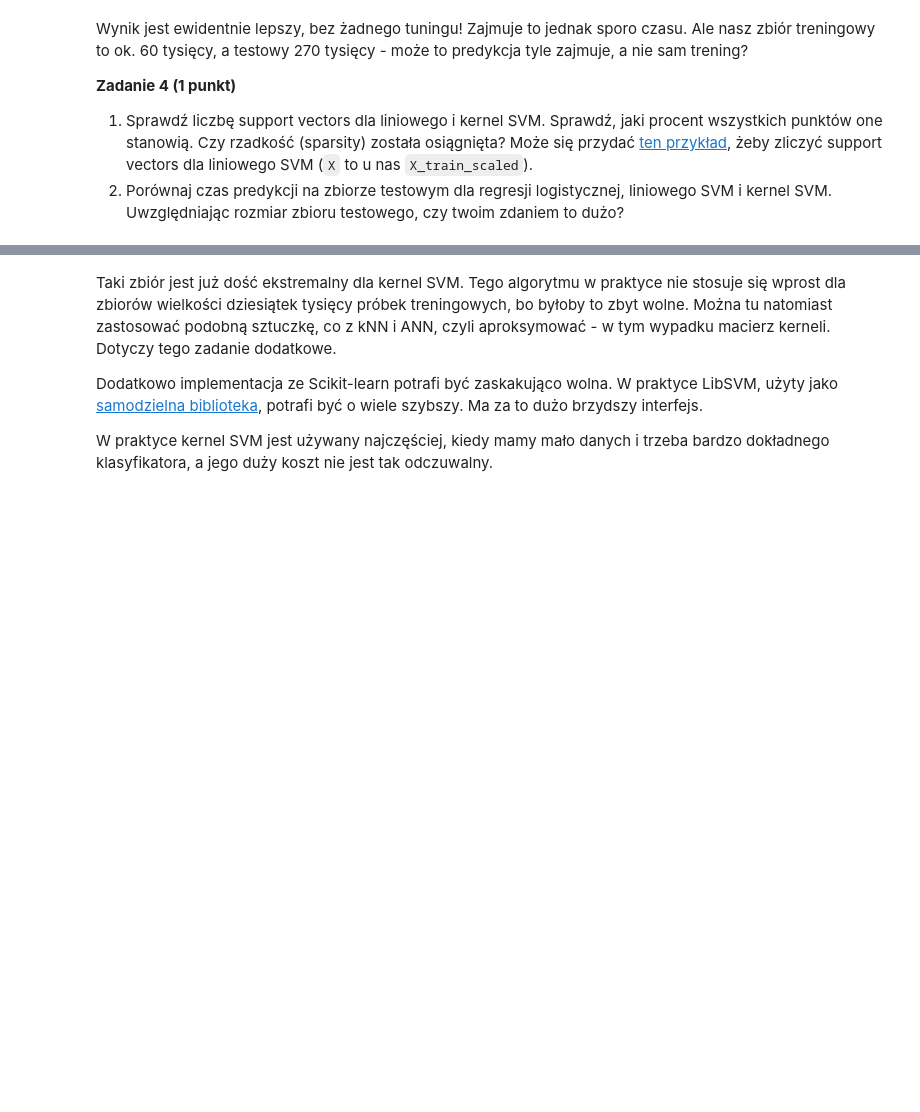
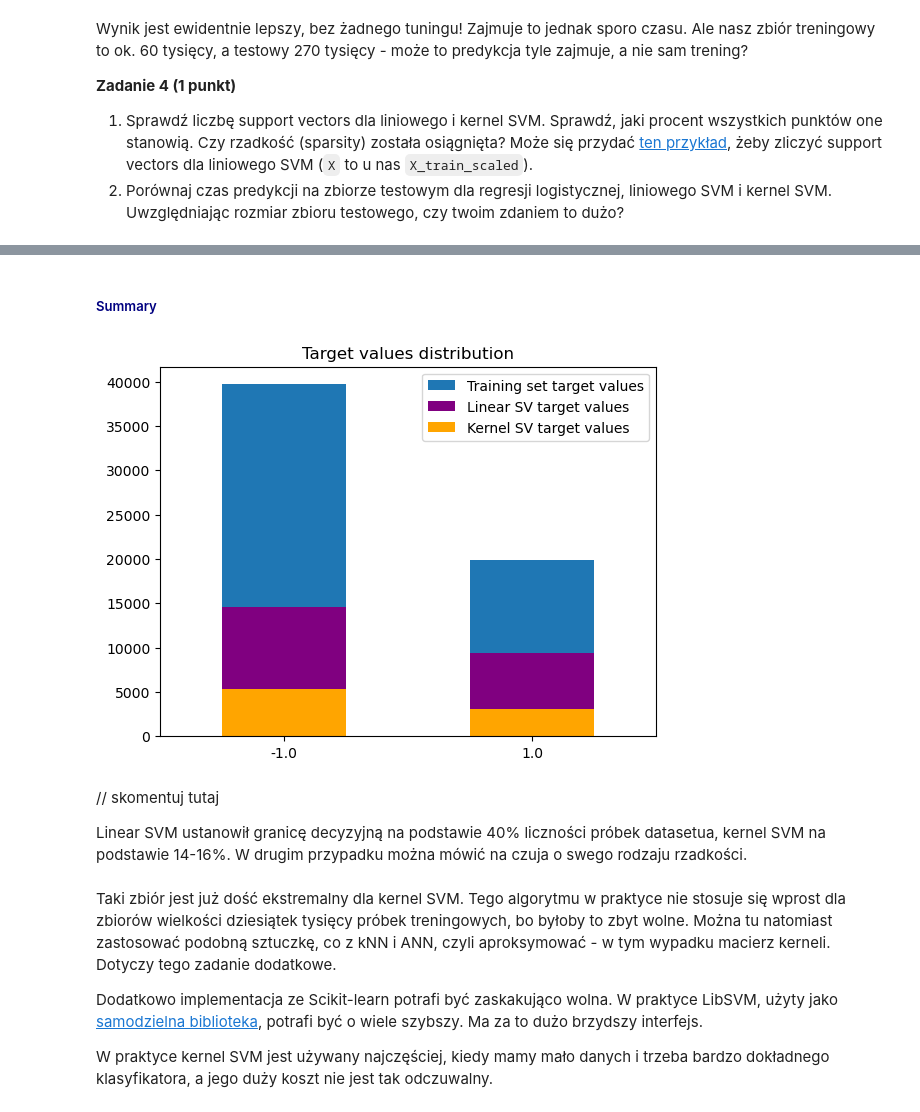
Before and after one commit to basiav/ML-Intro-Course-AGH, a Jupyter notebook: lab3/notebook_empty.ipynb, the cells around one changed output, grey strips where cells are left out. Saved outputs shown, nothing was run; the diff lists cells and outputs as text; code cells hidden in the pictures; blank space fills up the shorter version.

```diff
--- a/lab3/notebook_empty.ipynb
+++ b/lab3/notebook_empty.ipynb
@@ -236,7 +246,7 @@ F1-score: 91.77%
 Optimal C value: {'C': 0.6212121212121212}
 # %%
 C_vals = np.linspace(0.5, 500, 1000)
-grid_search(data, clf_linear_svc, C_vals);
+cv, y_pred = grid_search(data, clf_linear_svc, C_vals);
 # %% [output]
 F1-score: 91.78%
 Optimal C value: {'C': 167.0}
@@ -304,0 +372,16 @@ Wynik jest ewidentnie lepszy, bez żadnego tuningu! Zajmuje to jednak sporo czas
+# %%
+clf_kernel_svc = SVC(cache_size=512, class_weight="balanced", random_state=0)
+
+start_time = time()
+clf_kernel_svc.fit(X_train_scaled, y_train)
+end_time = time()
+fit_time = end_time - start_time
+
+start_time = time()
+y_pred = clf_kernel_svc.predict(X_test_scaled)
+end_time = time()
+pred_time = end_time - start_time
+
+print(f"F1-score: {100 * f1_score(y_test, y_pred):.2f}%")
+print(f"Training time: {fit_time:.2f} s")
+print(f"Prediction time: {pred_time:.2f} s")
@@ -304,0 +450,4 @@ Wynik jest ewidentnie lepszy, bez żadnego tuningu! Zajmuje to jednak sporo czas
+# %%
+supp_vecs_lin, supp_vecs_lin_indices = get_support_vectors(
+    clf_linear_svc, X_train_scaled
+)
@@ -304,0 +466,4 @@ Wynik jest ewidentnie lepszy, bez żadnego tuningu! Zajmuje to jednak sporo czas
+# %%
+supp_vecs_kernel, supp_vecs_kernel_indices = get_support_vectors(
+    clf_kernel_svc, X_train_scaled
+)
@@ -305,3 +502,24 @@ Wynik jest ewidentnie lepszy, bez żadnego tuningu! Zajmuje to jednak sporo czas
+# %% [markdown]
+##### <font color="navy">Summary</font>
+# %%
+ax = y_train.value_counts().plot.bar(title="Target values distribution")
+y_train[supp_vecs_lin_indices].value_counts().plot.bar(color="purple")
+y_train[supp_vecs_kernel_indices].value_counts().plot.bar(
+    color="orange", rot=0
+)
+ax.legend(
+    [
+        "Training set target values",
+        "Linear SV target values",
+        "Kernel SV target values",
+    ]
+);
+# %% [output]
+[figure, added]
+# %% [markdown]
+// skomentuj tutaj
+
+Linear SVM ustanowił granicę decyzyjną na podstawie 40% liczności próbek datasetua, kernel SVM na podstawie 14-16%. W drugim przypadku można mówić na czuja o swego rodzaju rzadkości.
 # %% [markdown]
 Taki zbiór jest już dość ekstremalny dla kernel SVM. Tego algorytmu w praktyce nie stosuje się wprost dla zbiorów wielkości dziesiątek tysięcy próbek treningowych, bo byłoby to zbyt wolne. Można tu natomiast zastosować podobną sztuczkę, co z kNN i ANN, czyli aproksymować - w tym wypadku macierz kerneli. Dotyczy tego zadanie dodatkowe.
 
```
Also changed, not shown: parts of 27 cells of this notebook.
